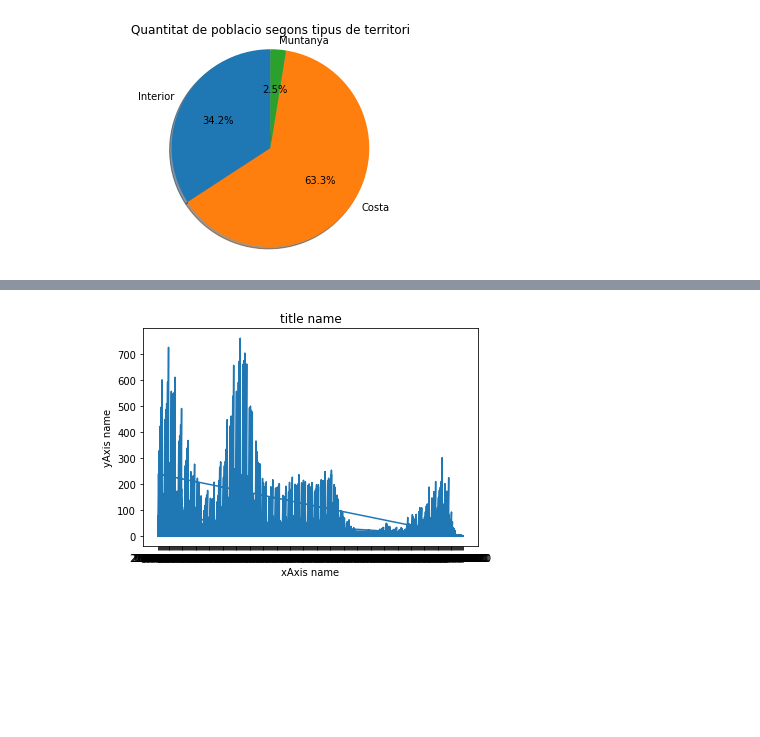
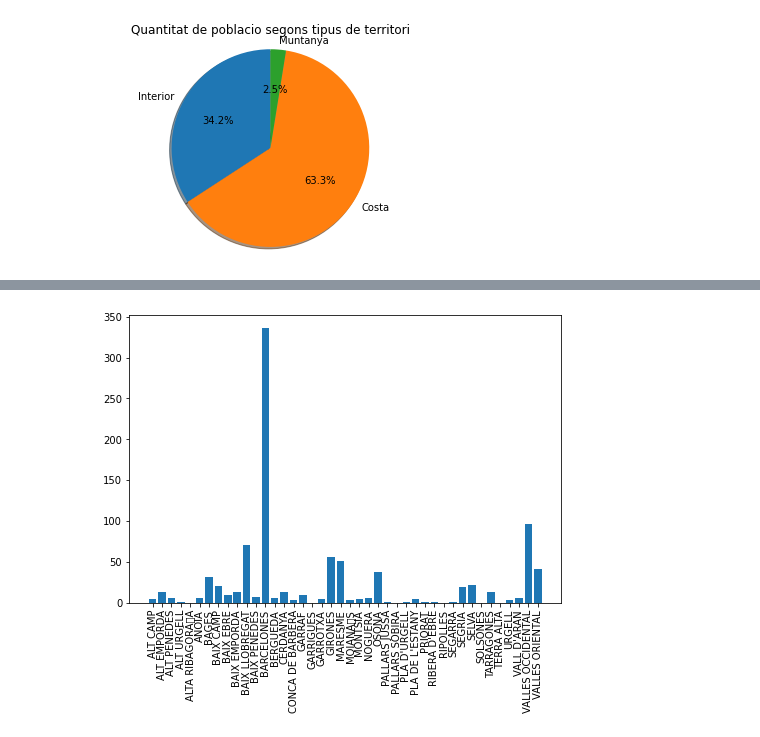
Before and after one commit to GuillemGP/SD2, a Jupyter notebook: Untitled.ipynb, the cells around one changed output, grey strips where cells are left out. Saved outputs shown, nothing was run; the diff lists cells and outputs as text; code cells hidden in the pictures; blank space fills up the shorter version.

```diff
--- a/Untitled.ipynb
+++ b/Untitled.ipynb
@@ -76,17 +77,19 @@ plt.show()
 # %% [output]
 [figure]
 # %%
-csv = storage.get_object('2021sdvictor', 'positiusEntre15i64Anys.csv')
+#csv = storage.get_object('2021sdvictor', 'positiusEntre15i64Anys.csv')
 #formatting csv
-s=str(csv,'latin-1')
-data = StringIO(s)
-df=pd.read_csv(data,header=0,delimiter=',')
+#s=str(csv,'latin-1')
+#data = StringIO(s)
+df=pd.read_csv('positiusEntre15i64Anysv2.csv',header=0,delimiter=',') #SOLO PARA PRUEBAS EN LOCAL
 #showing data
-import matplotlib.pyplot as plt
-
-plt.plot(df['DATA'],df['POSITIUS'])
-plt.title('title name')
-plt.xlabel('xAxis name')
-plt.ylabel('yAxis name')
+data = "18/09/2020"
+result = df.loc[df['DATA'] == data]
+fig = plt.figure()
+ax = fig.add_axes([0,0,1,1])
+print(result)
+ax.bar(result['COMARCA'],result['POSITIUS'])
+plt.xticks(rotation=90)
 plt.show()
+print(result)
 # %% [output]
@@ -93 +113 @@ plt.show()
-[figure, old version]
+[figure, new version]
```
Also changed, not shown: parts of 6 cells of this notebook.
